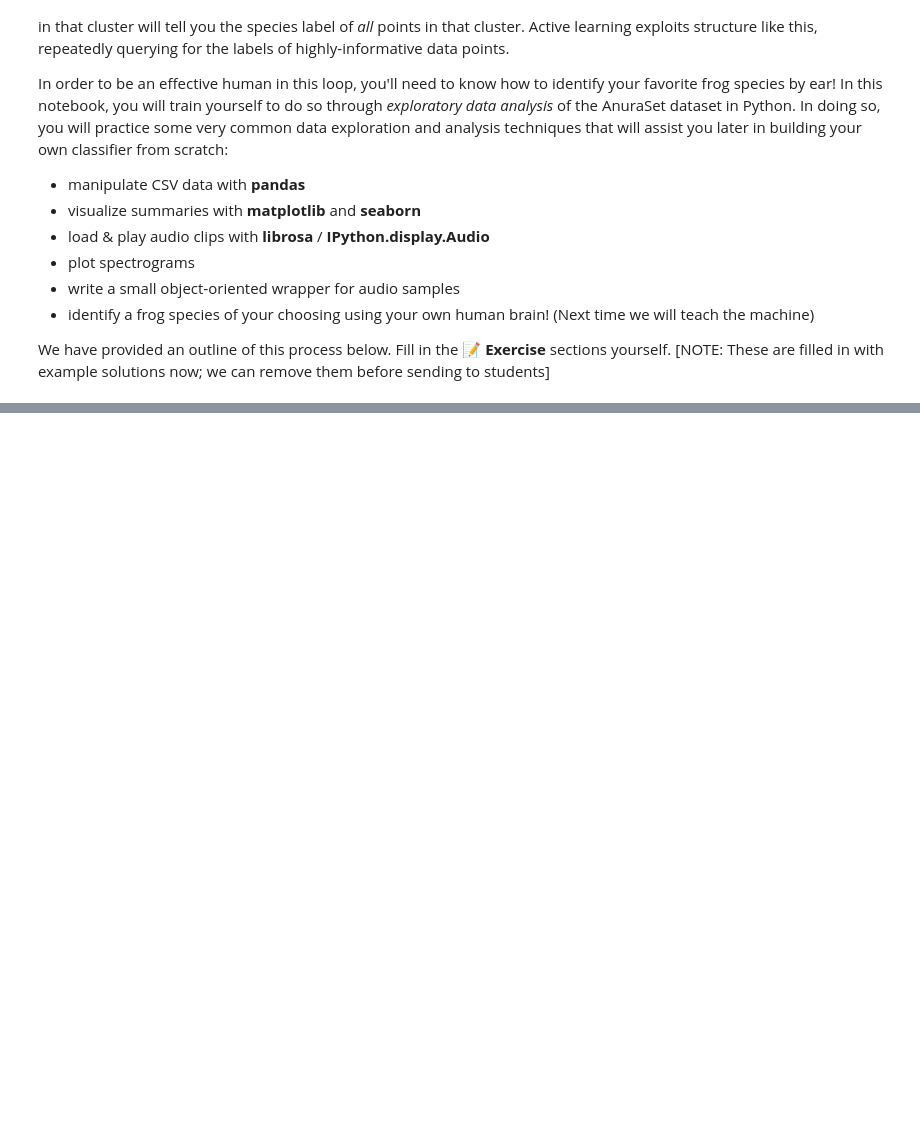
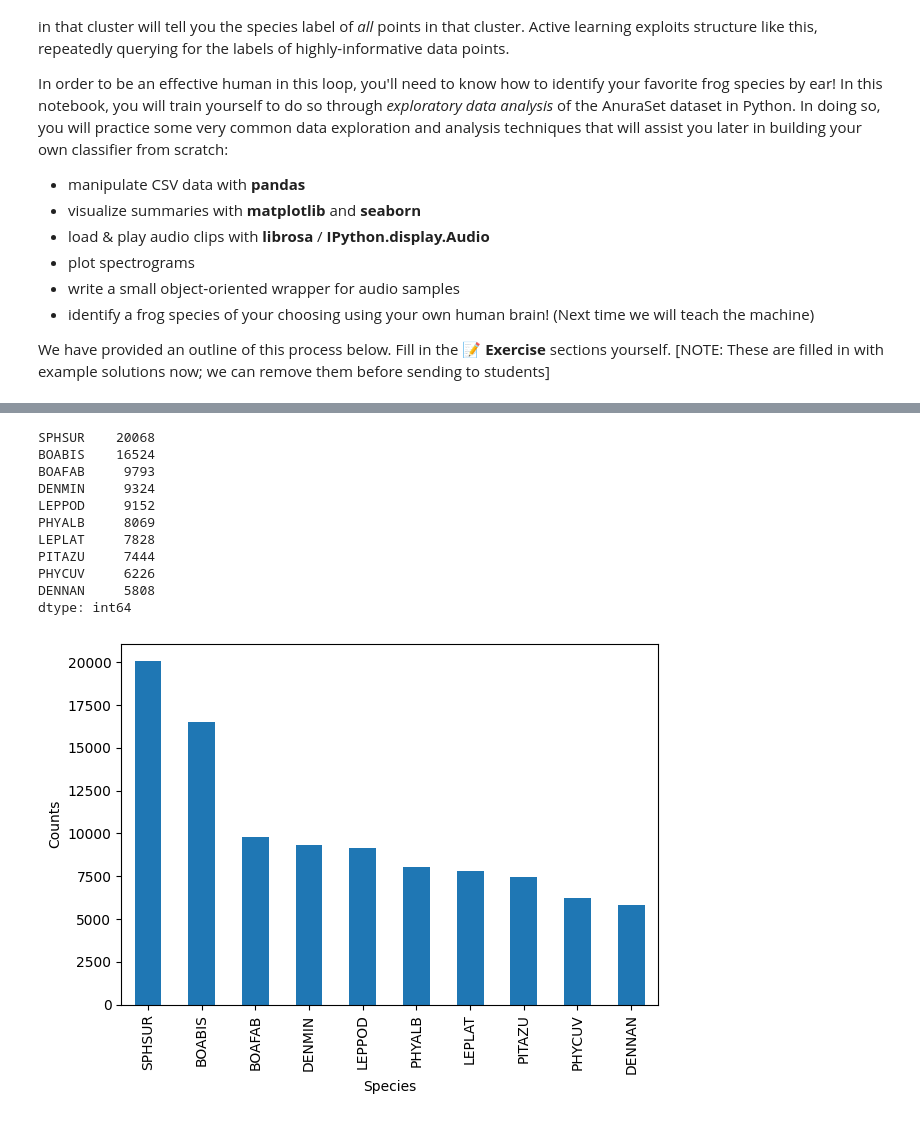
Before and after one commit to joansed/ai-upskilling-audio, a Jupyter notebook: 01_anuraset_explore.ipynb, the cells around one changed output, grey strips where cells are left out. Cells and saved outputs as stored; diff of their text form; code cells hidden in the pictures; blank space fills up the shorter version.

```diff
--- a/01_anuraset_explore.ipynb
+++ b/01_anuraset_explore.ipynb
@@ -75,13 +114,45 @@ species_cols[:10]
 # %%
 # ------------------------------------------------------------
 # 📝 Exercise 1 – Count how many samples for each species
 # ------------------------------------------------------------
 # First, let's see how many example recordings of each species we are working with.
 #
 # 1. First, create a pandas Series mapping species → number of positive samples.
 # 2. Then, plot the counts of the top 10 most common species as a bar chart using matplotlib.
 # ------------------------------------------------------------
-species_counts = None
+
+# old brute force
+species_counts = {}
+for i, SNAME in enumerate(species_cols):
+    species_counts[SNAME] = np.sum(meta[SNAME])
+
+# using pandas to sum along species lines
+scounts = meta[species_cols].sum()
+
+# order them from highest to lowest
+scounts_sorted = scounts.sort_values(ascending=False)
+print(scounts_sorted[0:10])
+
+# make barplot
+plt.figure()
+scounts_sorted[0:10].plot(kind='bar')
+plt.xlabel('Species')
+plt.ylabel('Counts')
+plt.tight_layout()
+plt.show()
+# %% [output]
+SPHSUR    20068
+BOABIS    16524
+BOAFAB     9793
+DENMIN     9324
+LEPPOD     9152
+PHYALB     8069
+LEPLAT     7828
+PITAZU     7444
+PHYCUV     6226
+DENNAN     5808
+dtype: int64
+[figure, added]
 # %%
 # ------------------------------------------------------------
 # 📝 Exercise 2 – Inspect co-occurrance
```
Also changed, not shown: parts of 17 cells of this notebook.
